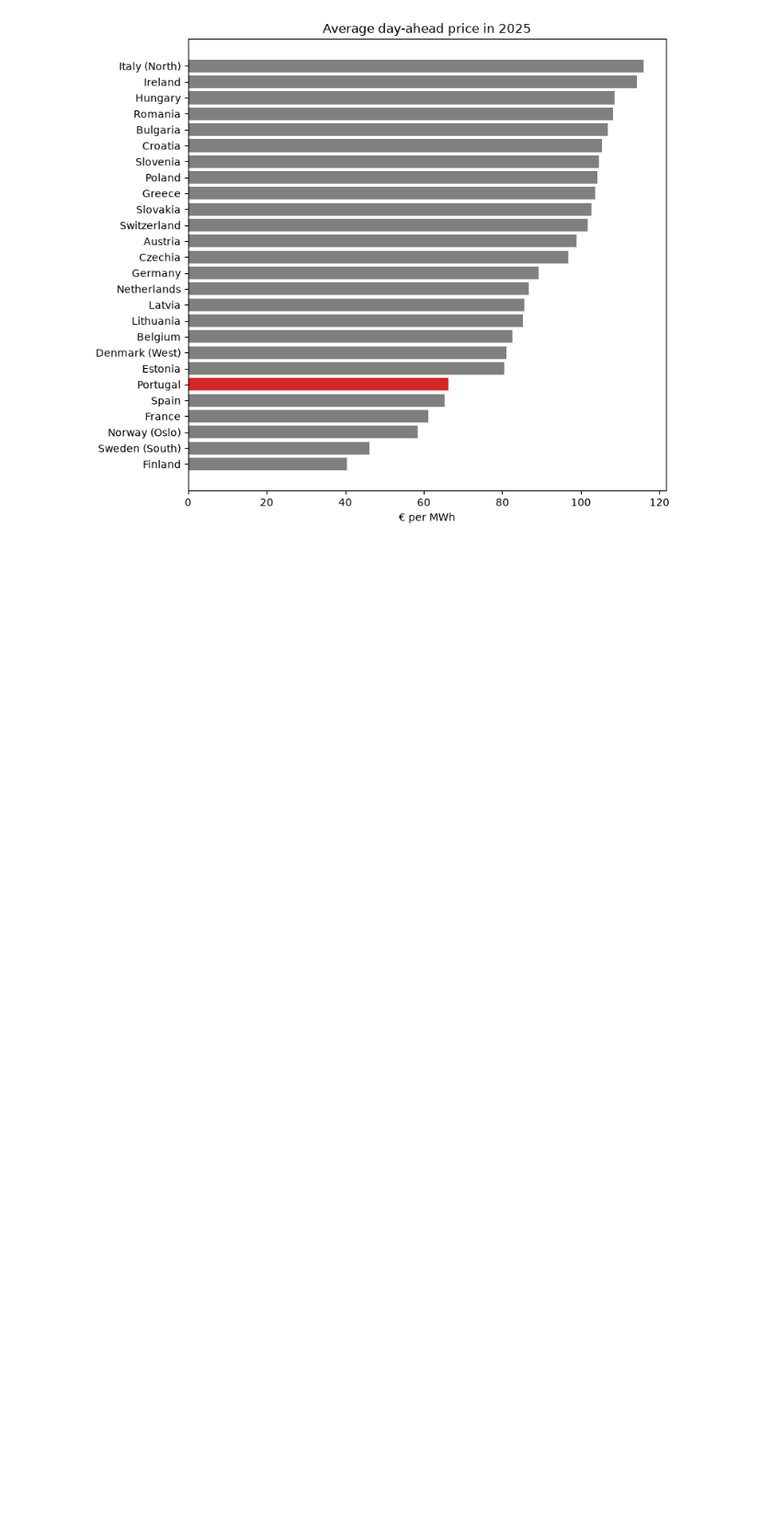
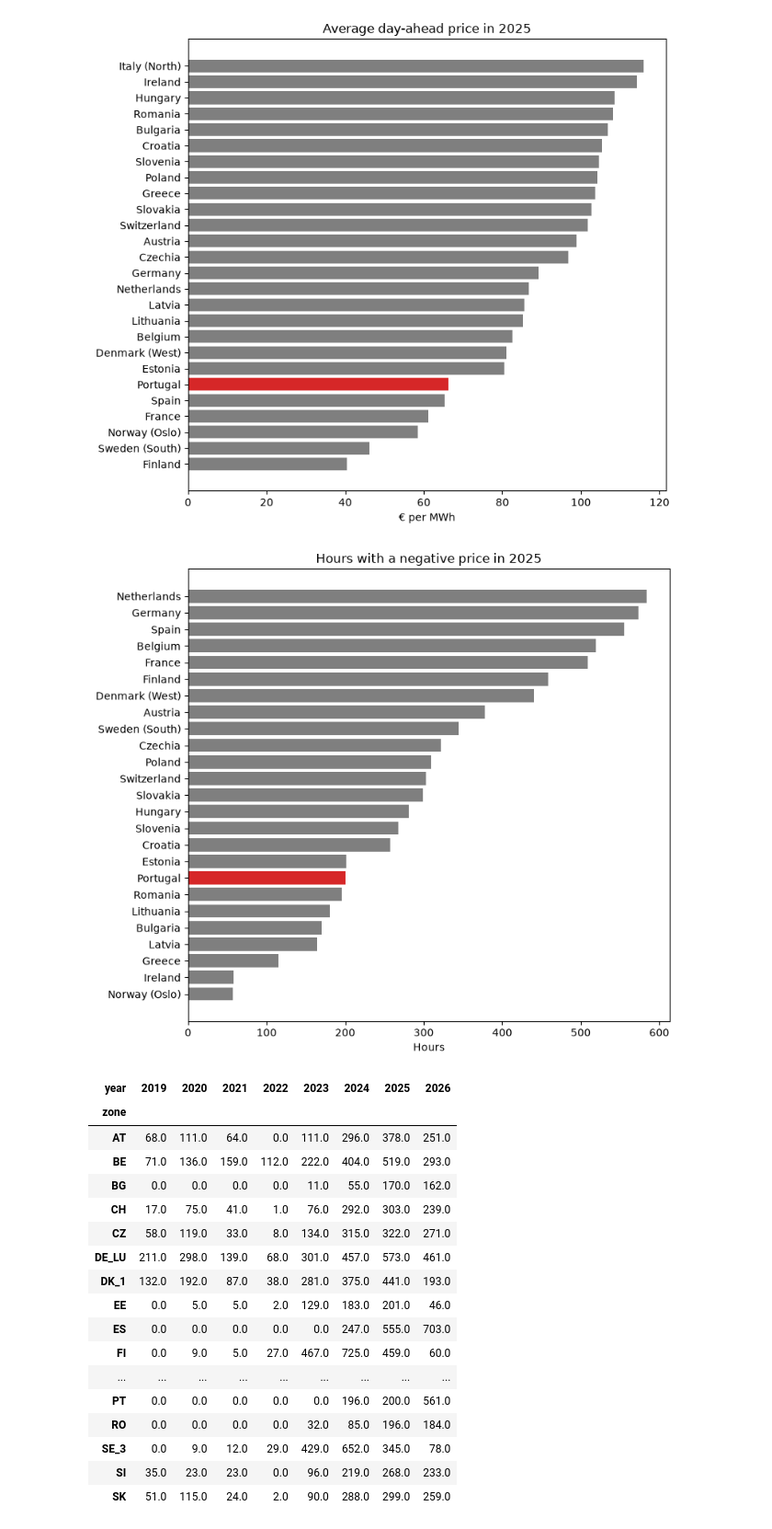
Before and after one commit to josepaulonunes/european-electricity-tracker, a Jupyter notebook: notebooks/08_europe_analysis.ipynb, the cells around one changed output. Shown at 92% size. Saved outputs shown, nothing was run; the diff lists cells and outputs as text; code cells hidden in the pictures; blank space fills up the shorter version.

Commit message:
Add hours with negative prices by country

```diff
--- a/notebooks/08_europe_analysis.ipynb
+++ b/notebooks/08_europe_analysis.ipynb
@@ -53,3 +53,34 @@ ranking = pd.read_sql(query, con).set_index("zone")
 ranking_chart(ranking["average_price"], "Average day-ahead price in 2025", "€ per MWh", "europe_price_ranking.png")
 # %% [output]
 [figure]
+# %%
+# 2. Hours with a negative price in each zone and year
+query = """
+SELECT zone, substr(time, 1, 4) AS year, COUNT(*) AS negative_hours
+FROM europe_prices
+WHERE price < 0
+GROUP BY zone, year
+"""
+negative = pd.read_sql(query, con).pivot(index="zone", columns="year", values="negative_hours").fillna(0)
+ranking_chart(negative["2025"], "Hours with a negative price in 2025", "Hours", "europe_negative_hours.png")
+negative
+# %% [output]
+[figure, added]
+| year | 2019 | 2020 | 2021 | 2022 | 2023 | 2024 | 2025 | 2026 |
+| zone |  |  |  |  |  |  |  |  |
+| AT | 68.0 | 111.0 | 64.0 | 0.0 | 111.0 | 296.0 | 378.0 | 251.0 |
+| BE | 71.0 | 136.0 | 159.0 | 112.0 | 222.0 | 404.0 | 519.0 | 293.0 |
+| BG | 0.0 | 0.0 | 0.0 | 0.0 | 11.0 | 55.0 | 170.0 | 162.0 |
+| CH | 17.0 | 75.0 | 41.0 | 1.0 | 76.0 | 292.0 | 303.0 | 239.0 |
+| CZ | 58.0 | 119.0 | 33.0 | 8.0 | 134.0 | 315.0 | 322.0 | 271.0 |
+| DE_LU | 211.0 | 298.0 | 139.0 | 68.0 | 301.0 | 457.0 | 573.0 | 461.0 |
+| DK_1 | 132.0 | 192.0 | 87.0 | 38.0 | 281.0 | 375.0 | 441.0 | 193.0 |
+| EE | 0.0 | 5.0 | 5.0 | 2.0 | 129.0 | 183.0 | 201.0 | 46.0 |
+| ES | 0.0 | 0.0 | 0.0 | 0.0 | 0.0 | 247.0 | 555.0 | 703.0 |
+| FI | 0.0 | 9.0 | 5.0 | 27.0 | 467.0 | 725.0 | 459.0 | 60.0 |
+| ... | ... | ... | ... | ... | ... | ... | ... | ... |
+| PT | 0.0 | 0.0 | 0.0 | 0.0 | 0.0 | 196.0 | 200.0 | 561.0 |
+| RO | 0.0 | 0.0 | 0.0 | 0.0 | 32.0 | 85.0 | 196.0 | 184.0 |
+| SE_3 | 0.0 | 9.0 | 12.0 | 29.0 | 429.0 | 652.0 | 345.0 | 78.0 |
+| SI | 35.0 | 23.0 | 23.0 | 0.0 | 96.0 | 219.0 | 268.0 | 233.0 |
+| SK | 51.0 | 115.0 | 24.0 | 2.0 | 90.0 | 288.0 | 299.0 | 259.0 |
```
